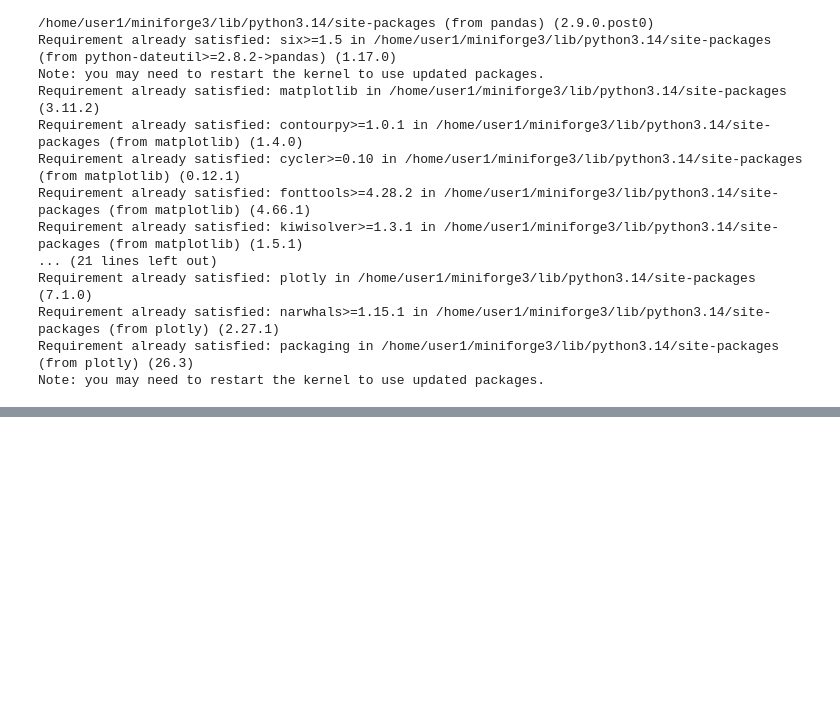
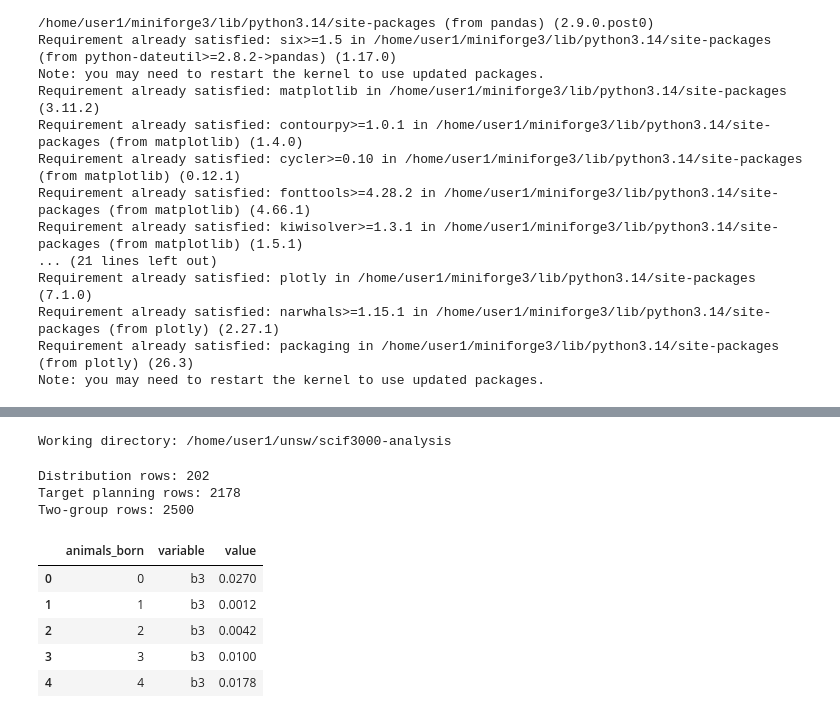
Before and after one commit to smarinovich/scif3000-analysis, a Jupyter notebook: analysis.ipynb, the cells around one changed output, grey strips where cells are left out. Saved outputs shown, nothing was run; the diff lists cells and outputs as text; code cells hidden in the pictures; blank space fills up the shorter version.

```diff
--- a/analysis.ipynb
+++ b/analysis.ipynb
@@ -46,0 +53,34 @@ print("Libraries loaded successfully!")
+# %%
+from pathlib import Path
+import pandas as pd
+import matplotlib.pyplot as plt
+import seaborn as sns
+
+ROOT = Path.cwd()
+DATA_DIR = ROOT / 'data' / 'nature'
+
+plt.style.use('seaborn-v0_8')
+sns.set_theme(style='whitegrid')
+print(f'Working directory: {ROOT}')
+# %% [output]
+Working directory: /home/user1/unsw/scif3000-analysis
+# %%
+# Load the base probability distribution and planning tables
+dist = pd.read_csv(DATA_DIR / 'nature_1_processed.csv')
+targets = pd.read_csv(DATA_DIR / 'nature_merged_targets.csv')
+two_group = pd.read_csv(DATA_DIR / 'nature_2c_processed.csv')
+
+print('Distribution rows:', len(dist))
+print('Target planning rows:', len(targets))
+print('Two-group rows:', len(two_group))
+dist.head()
+# %% [output]
+Distribution rows: 202
+Target planning rows: 2178
+Two-group rows: 2500
+|  | animals_born | variable | value |
+| 0 | 0 | b3 | 0.0270 |
+| 1 | 1 | b3 | 0.0012 |
+| 2 | 2 | b3 | 0.0042 |
+| 3 | 3 | b3 | 0.0100 |
+| 4 | 4 | b3 | 0.0178 |
```
Also changed, not shown: parts of 5 cells of this notebook, 3 other files.
